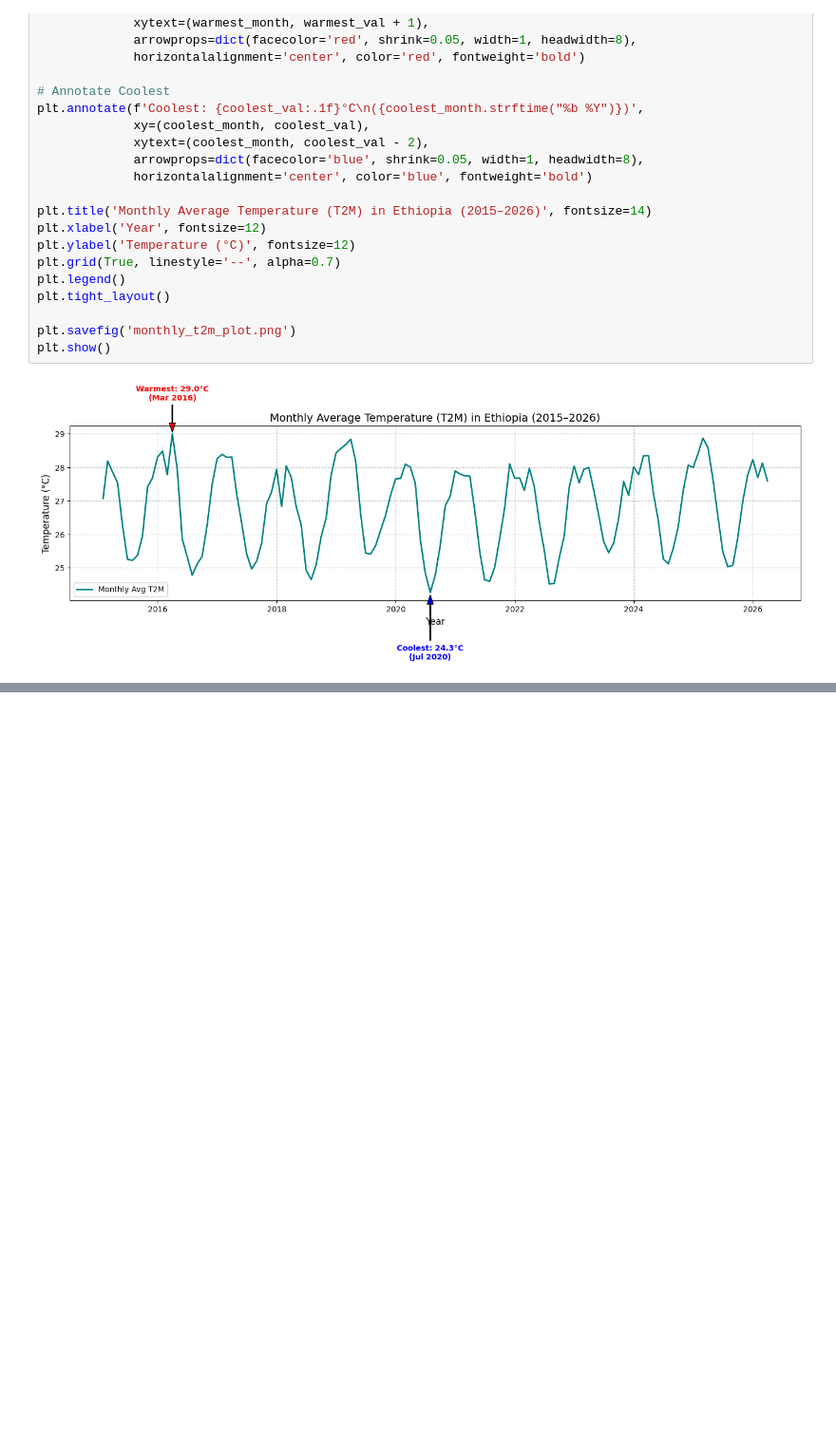
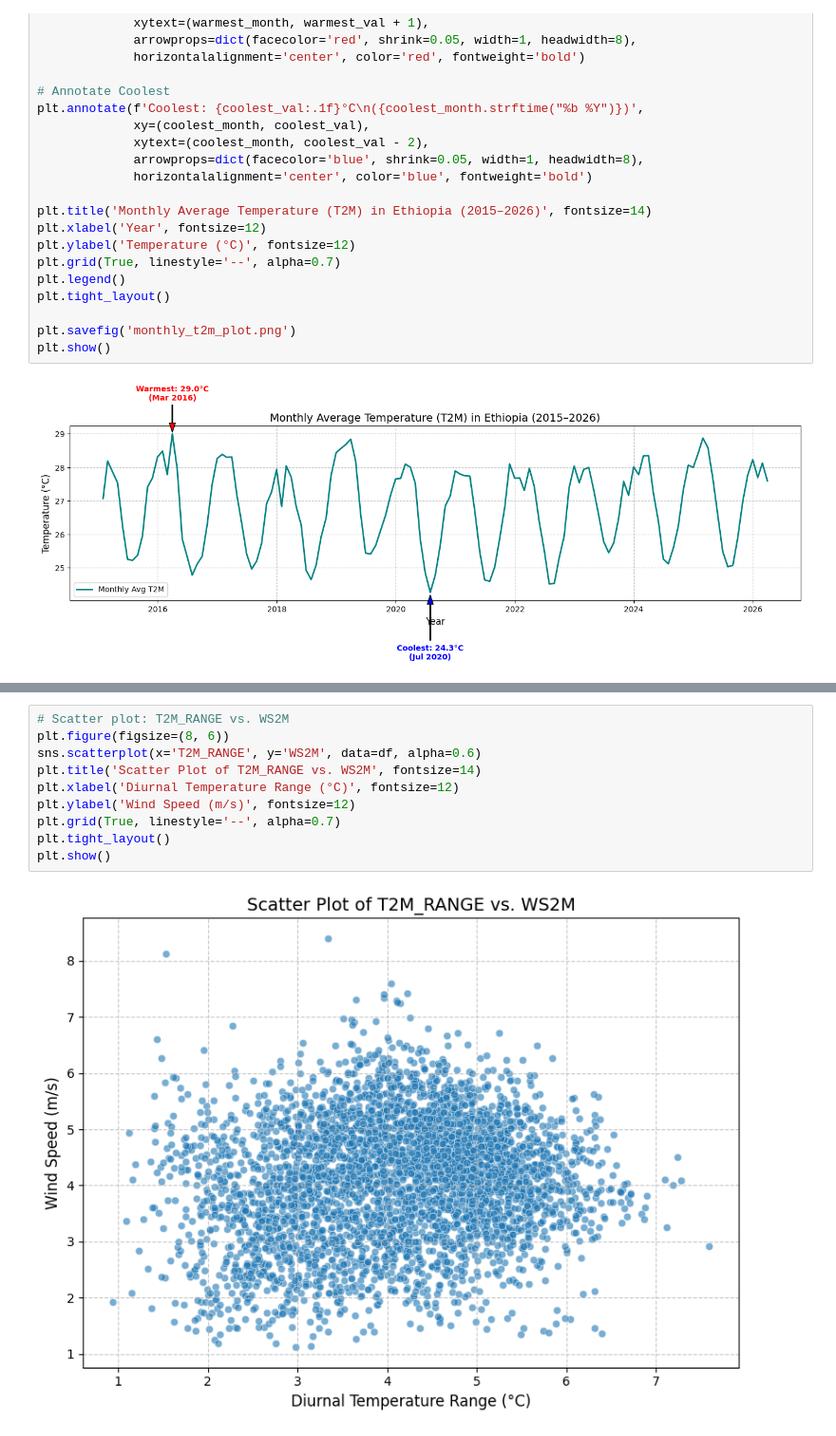
Before and after one commit to meti-creator/climate-challenge-week0, a Jupyter notebook: Tanzania_eda.ipynb, the cells around one changed output, grey strips where cells are left out. Shown at 95% size. Drawn from its saved outputs; the diff is of its cells as text; blank space fills up the shorter version.

```diff
--- a/Tanzania_eda.ipynb
+++ b/Tanzania_eda.ipynb
@@ -307,0 +392,12 @@ DataFrame successfully exported to tanzania_processed.csv
+# %%
+# Scatter plot: T2M_RANGE vs. WS2M
+plt.figure(figsize=(8, 6))
+sns.scatterplot(x='T2M_RANGE', y='WS2M', data=df, alpha=0.6)
+plt.title('Scatter Plot of T2M_RANGE vs. WS2M', fontsize=14)
+plt.xlabel('Diurnal Temperature Range (°C)', fontsize=12)
+plt.ylabel('Wind Speed (m/s)', fontsize=12)
+plt.grid(True, linestyle='--', alpha=0.7)
+plt.tight_layout()
+plt.show()
+# %% [output]
+[figure, added]
```
Also changed, not shown: parts of 11 cells of this notebook.
